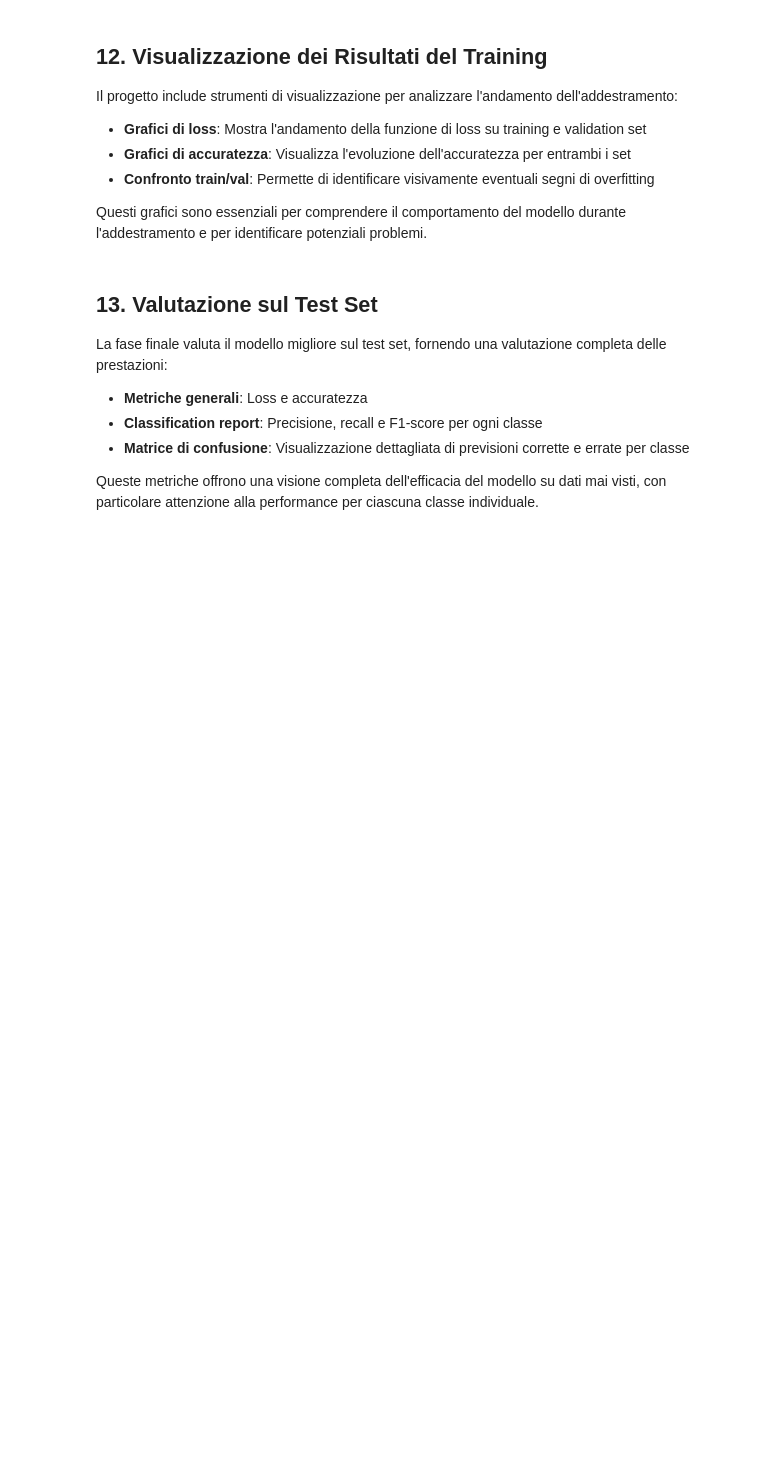
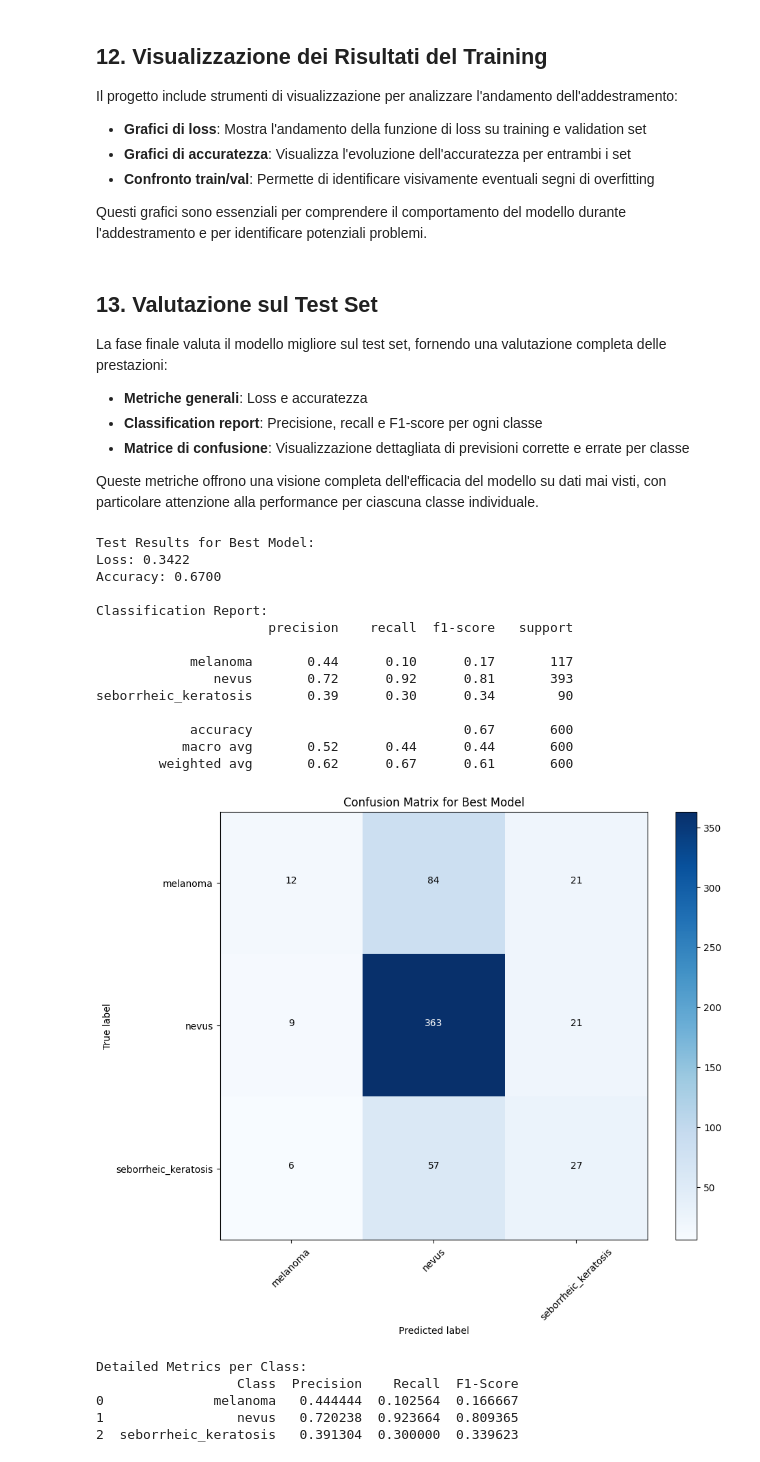
Before and after one commit to Tony0380/SkinVisionNet, a Jupyter notebook: SkinVisionNet.ipynb, the cells around one changed output. Cells and saved outputs as stored; diff of their text form; code cells hidden in the pictures; blank space fills up the shorter version.

```diff
--- a/SkinVisionNet.ipynb
+++ b/SkinVisionNet.ipynb
@@ -652,8 +859,8 @@ print("Starting training with stratified K-fold cross validation...")
 try:
     # Parametri per il training
     num_folds = 5
-    batch_size = 32
-    num_epochs = 15
+    batch_size = 16  # Ridotto per evitare problemi di memoria
+    num_epochs = 20  # Aumentato per una migliore convergenza
 
     # Esegui la cross-validation
     cv_results, cv_models = stratified_kfold_cv(
@@ -695,9 +902,18 @@ try:
 
         with torch.no_grad():
             for images, labels in tqdm(test_loader, desc="Ensemble Evaluation"):
-                # Fai la previsione con l'ensemble
-                ensemble_output = ensemble_predict(cv_ensemble, images, device)
-                _, predicted = torch.max(ensemble_output, 1)
+                # Fai la previsione con l'ensemble e usa TTA
+                ensemble_outputs = None
+
+                # Applica test-time augmentation a livello di ensemble
+                for model in cv_ensemble:
+                    if ensemble_outputs is None:
+                        ensemble_outputs = test_time_augmentation(model, images.to(device))
+                    else:
+                        ensemble_outputs += test_time_augmentation(model, images.to(device))
+
+                ensemble_outputs /= len(cv_ensemble)
+                _, predicted = torch.max(ensemble_outputs, 1)
 
                 all_ensemble_preds.extend(predicted.cpu().numpy())
                 all_labels.extend(labels.cpu().numpy())
@@ -825,11 +1051,11 @@ Queste metriche offrono una visione completa dell'efficacia del modello su dati
 try:
     print("\nPerforming final evaluation on the best model...")
     # Carica il miglior modello
-    model.load_state_dict(torch.load("best_cv_model.pt"))
+    model.load_state_dict(torch.load("67 2.pt"))
     model.eval()
 
-    # Valuta sul test set
-    test_loss, test_acc, test_preds, test_labels = evaluate(model, test_loader, criterion, device)
+    # Valuta sul test set con TTA
+    test_loss, test_acc, test_preds, test_labels = evaluate(model, test_loader, criterion, device, use_tta=True)
 
     print(f"\nTest Results for Best Model:")
     print(f"Loss: {test_loss:.4f}")
@@ -841,30 +1067,72 @@ try:
     print(report)
 
     # Confusion matrix
     cm = confusion_matrix(test_labels, test_preds)
 
     plt.figure(figsize=(10, 8))
     plt.imshow(cm, interpolation='nearest', cmap=plt.cm.Blues)
     plt.title('Confusion Matrix for Best Model')
     plt.colorbar()
     tick_marks = np.arange(len(class_names))
     plt.xticks(tick_marks, class_names, rotation=45)
     plt.yticks(tick_marks, class_names)
 
     # Aggiungi i valori nella matrice
     thresh = cm.max() / 2.
     for i in range(cm.shape[0]):
         for j in range(cm.shape[1]):
             plt.text(j, i, f"{cm[i, j]}",
                     horizontalalignment="center",
                     color="white" if cm[i, j] > thresh else "black")
 
     plt.tight_layout()
     plt.ylabel('True label')
     plt.xlabel('Predicted label')
     plt.show()
 
+    # Calcola le metriche per classe
+    from sklearn.metrics import precision_score, recall_score, f1_score, roc_auc_score
+
+    # Calcola precisione, recall e F1 per ogni classe
+    precision = precision_score(test_labels, test_preds, average=None)
+    recall = recall_score(test_labels, test_preds, average=None)
+    f1 = f1_score(test_labels, test_preds, average=None)
+
+    # Crea una tabella delle metriche
+    metrics_table = pd.DataFrame({
+        'Class': class_names,
+        'Precision': precision,
+        'Recall': recall,
+        'F1-Score': f1
+    })
+
+    print("\nDetailed Metrics per Class:")
+    print(metrics_table)
+
 except FileNotFoundError:
     print("Model file not found. Have you completed training?")
 except Exception as e:
     print(f"Error during testing: {e}")
+    import traceback
+    traceback.print_exc()
+# %% [output]
+Test Results for Best Model:
+Loss: 0.3422
+Accuracy: 0.6700
+
+Classification Report:
+                      precision    recall  f1-score   support
+
+            melanoma       0.44      0.10      0.17       117
+               nevus       0.72      0.92      0.81       393
+seborrheic_keratosis       0.39      0.30      0.34        90
+
+            accuracy                           0.67       600
+           macro avg       0.52      0.44      0.44       600
+        weighted avg       0.62      0.67      0.61       600
+[figure, added]
+Detailed Metrics per Class:
+                  Class  Precision    Recall  F1-Score
+0              melanoma   0.444444  0.102564  0.166667
+1                 nevus   0.720238  0.923664  0.809365
+2  seborrheic_keratosis   0.391304  0.300000  0.339623
```
Also changed, not shown: parts of 13 cells of this notebook.
